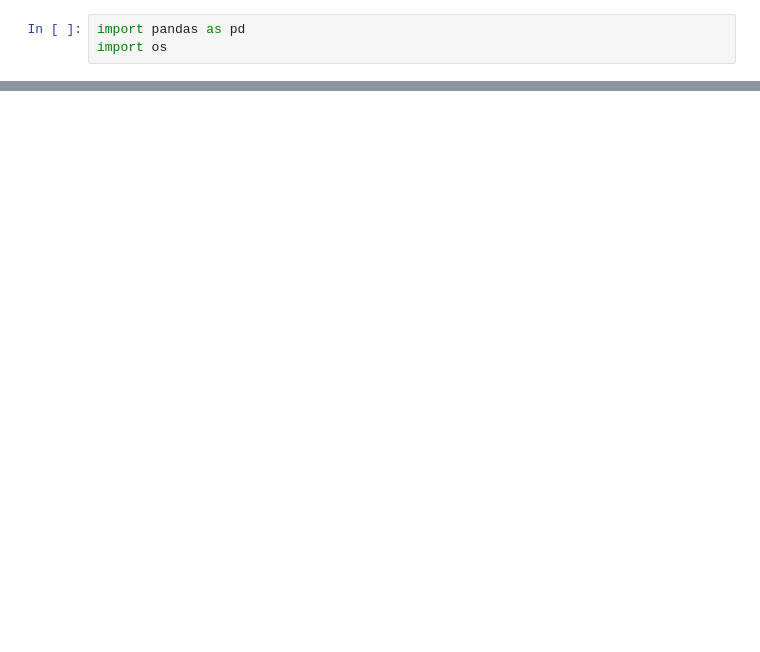
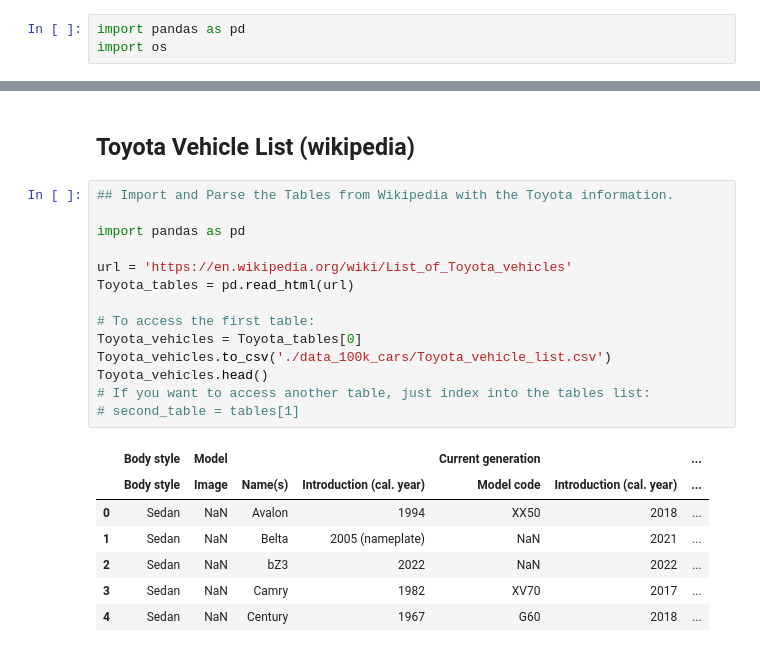
Before and after one commit to j-lepard/Understanding_Used_Car_Prices, a Jupyter notebook: 01.JAMIE.ipynb, the cells around one changed output, grey strips where cells are left out. Cells and saved outputs as stored; diff of their text form; blank space fills up the shorter version.

```diff
--- a/01.JAMIE.ipynb
+++ b/01.JAMIE.ipynb
@@ -73,0 +66,24 @@ list_of_models.to_csv('./data_100k_cars/list_of_models.csv')
+# %% [markdown]
+## Toyota Vehicle List (wikipedia)
+# %%
+## Import and Parse the Tables from Wikipedia with the Toyota information.
+
+import pandas as pd
+
+url = 'https://en.wikipedia.org/wiki/List_of_Toyota_vehicles'
+Toyota_tables = pd.read_html(url)
+
+# To access the first table:
+Toyota_vehicles = Toyota_tables[0]
+Toyota_vehicles.to_csv('./data_100k_cars/Toyota_vehicle_list.csv')
+Toyota_vehicles.head()
+# If you want to access another table, just index into the tables list:
+# second_table = tables[1]
+# %% [output]
+|  | Body style | Model |  |  | Current generation |  | ... |
+|  | Body style | Image | Name(s) | Introduction (cal. year) | Model code | Introduction (cal. year) | ... |
+| 0 | Sedan | NaN | Avalon | 1994 | XX50 | 2018 | ... |
+| 1 | Sedan | NaN | Belta | 2005 (nameplate) | NaN | 2021 | ... |
+| 2 | Sedan | NaN | bZ3 | 2022 | NaN | 2022 | ... |
+| 3 | Sedan | NaN | Camry | 1982 | XV70 | 2017 | ... |
+| 4 | Sedan | NaN | Century | 1967 | G60 | 2018 | ... |
```
Also changed, not shown: parts of 8 cells of this notebook.
